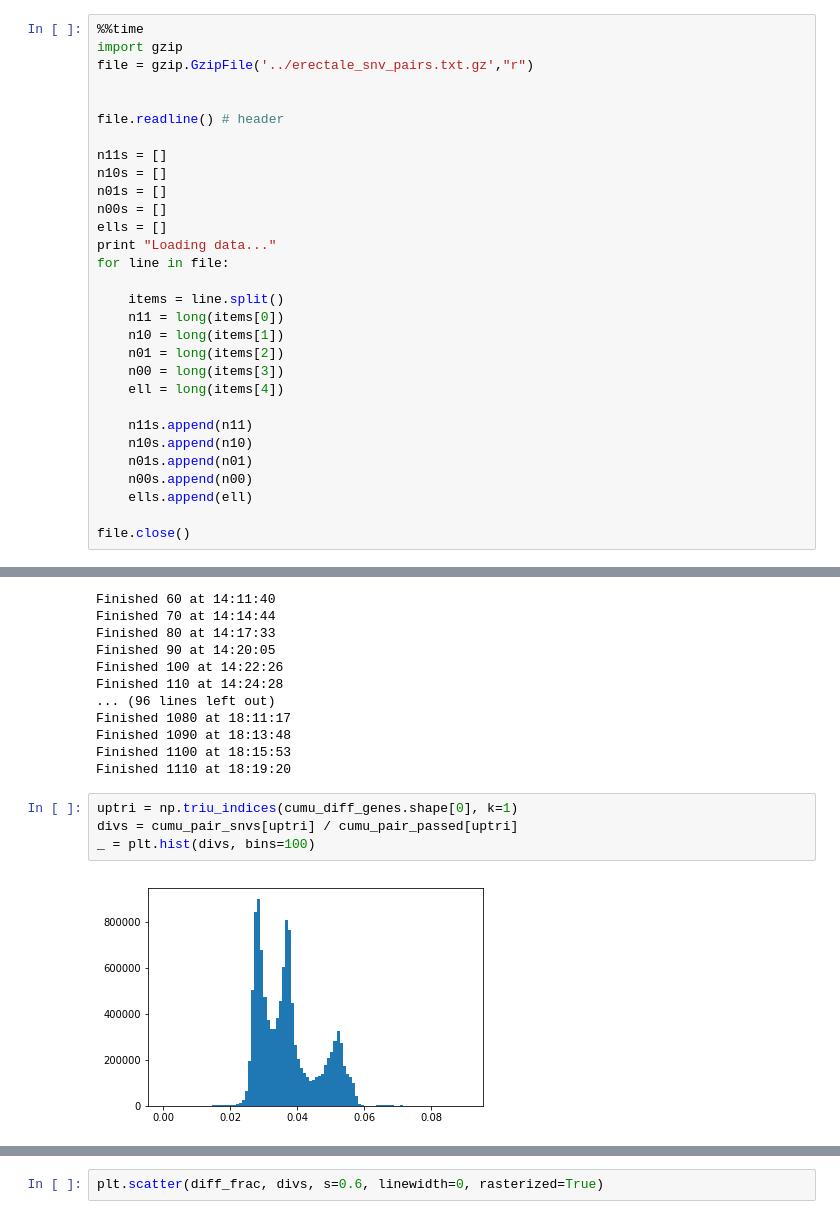
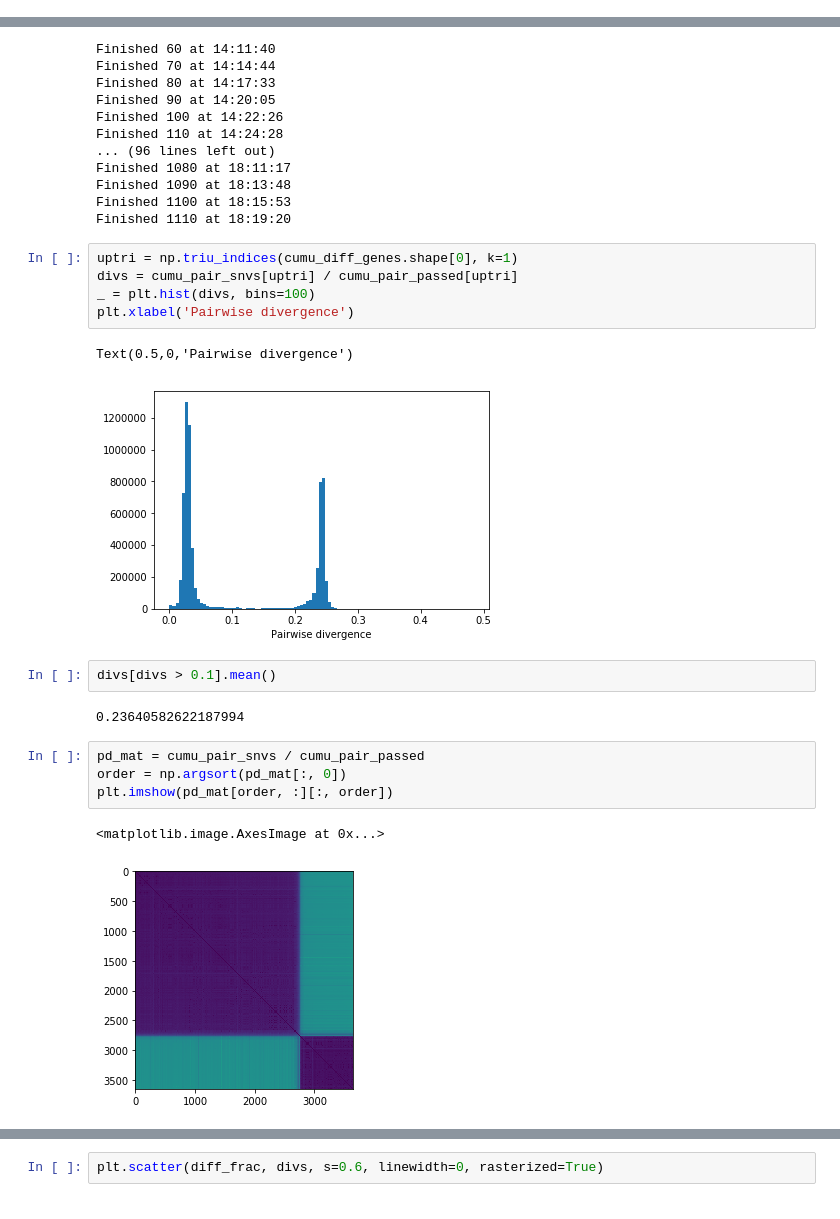
Before and after one commit to alyulina/linkage-equilibrium, a Jupyter notebook: code/jupyter_scripts/uhgg_demo.ipynb, the cells around one changed output, grey strips where cells are left out. Cells and saved outputs as stored; diff of their text form.

```diff
--- a/code/jupyter_scripts/uhgg_demo.ipynb
+++ b/code/jupyter_scripts/uhgg_demo.ipynb
@@ -372,30 +369,0 @@ Wall time: 10.8 s
-# %%
-%%time
-import gzip
-file = gzip.GzipFile('../erectale_snv_pairs.txt.gz',"r")
-
-
-file.readline() # header
-
-n11s = []
-n10s = []
-n01s = []
-n00s = []
-ells = []
-print "Loading data..."
-for line in file:
-
-    items = line.split()
-    n11 = long(items[0])
-    n10 = long(items[1])
-    n01 = long(items[2])
-    n00 = long(items[3])
-    ell = long(items[4])
-
-    n11s.append(n11)
-    n10s.append(n10)
-    n01s.append(n01)
-    n00s.append(n00)
-    ells.append(ell)
-
-file.close()
@@ -503,9 +454,22 @@ Finished 1110 at 18:19:20
 # %%
 uptri = np.triu_indices(cumu_diff_genes.shape[0], k=1)
 divs = cumu_pair_snvs[uptri] / cumu_pair_passed[uptri]
 _ = plt.hist(divs, bins=100)
+plt.xlabel('Pairwise divergence')
 # %% [output]
+Text(0.5,0,'Pairwise divergence')
-[figure, old version]
+[figure, new version]
+# %%
+divs[divs > 0.1].mean()
+# %% [output]
+0.23640582622187994
+# %%
+pd_mat = cumu_pair_snvs / cumu_pair_passed
+order = np.argsort(pd_mat[:, 0])
+plt.imshow(pd_mat[order, :][:, order])
+# %% [output]
+<matplotlib.image.AxesImage at 0x...>
+[figure, added]
 # %%
 diff_frac = cumu_diff_genes[uptri] / cumu_passed_genes[uptri]
 _ = plt.hist(diff_frac, bins=100)
```
Also changed, not shown: parts of 9 cells of this notebook, 2 other files.
